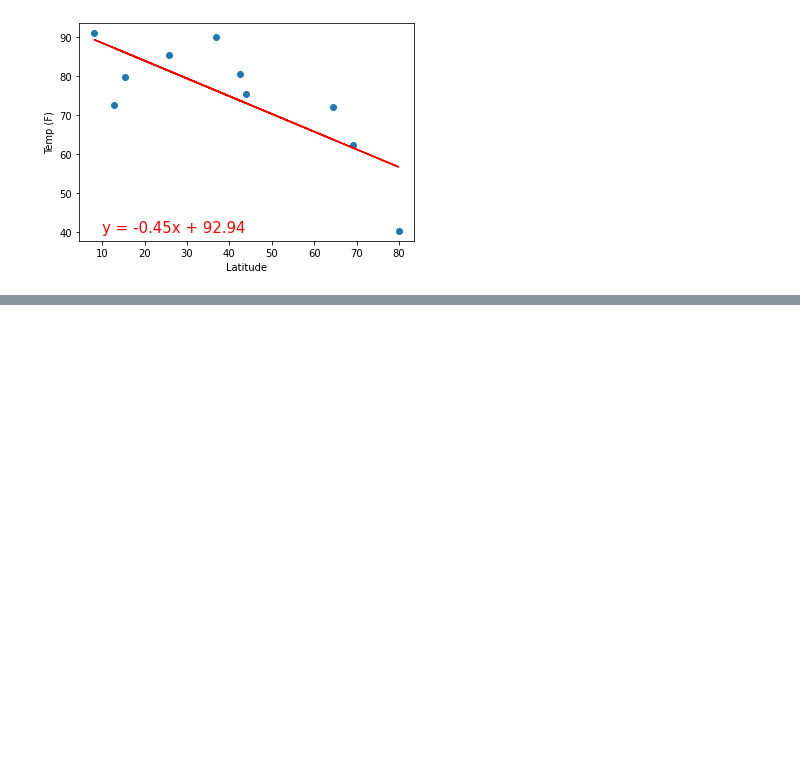
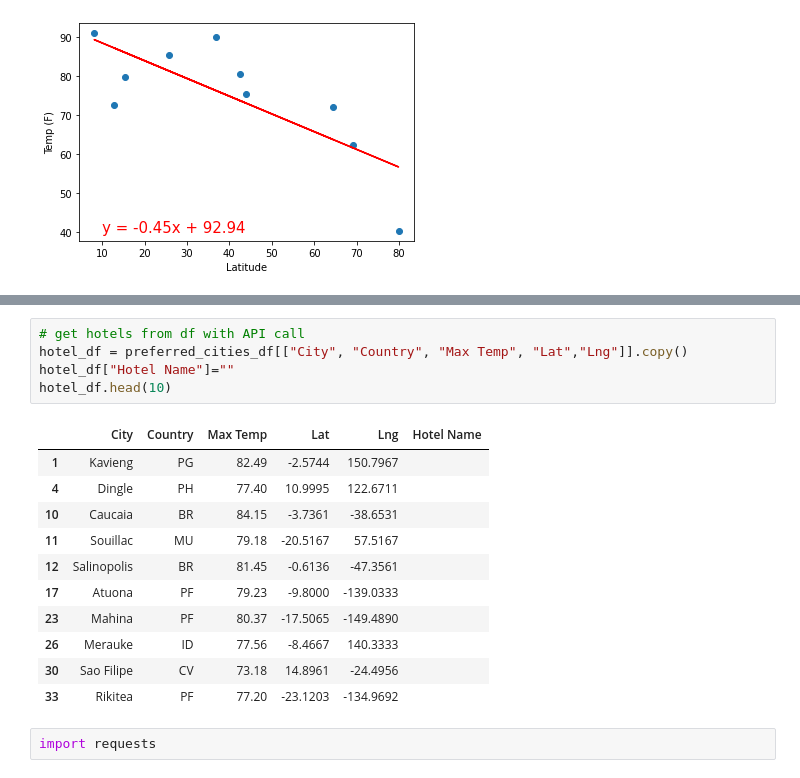
Before and after one commit to conorwhanson/World_Weather_Analysis, a Jupyter notebook: random_numbers.ipynb, the cells around one changed output, grey strips where cells are left out. Cells and saved outputs as stored; diff of their text form; blank space fills up the shorter version.

```diff
--- a/random_numbers.ipynb
+++ b/random_numbers.ipynb
@@ -135,0 +284,19 @@ plt.show()
+# %%
+# get hotels from df with API call
+hotel_df = preferred_cities_df[["City", "Country", "Max Temp", "Lat","Lng"]].copy()
+hotel_df["Hotel Name"]=""
+hotel_df.head(10)
+# %% [output]
+|  | City | Country | Max Temp | Lat | Lng | Hotel Name |
+| 1 | Kavieng | PG | 82.49 | -2.5744 | 150.7967 |  |
+| 4 | Dingle | PH | 77.40 | 10.9995 | 122.6711 |  |
+| 10 | Caucaia | BR | 84.15 | -3.7361 | -38.6531 |  |
+| 11 | Souillac | MU | 79.18 | -20.5167 | 57.5167 |  |
+| 12 | Salinopolis | BR | 81.45 | -0.6136 | -47.3561 |  |
+| 17 | Atuona | PF | 79.23 | -9.8000 | -139.0333 |  |
+| 23 | Mahina | PF | 80.37 | -17.5065 | -149.4890 |  |
+| 26 | Merauke | ID | 77.56 | -8.4667 | 140.3333 |  |
+| 30 | Sao Filipe | CV | 73.18 | 14.8961 | -24.4956 |  |
+| 33 | Rikitea | PF | 77.20 | -23.1203 | -134.9692 |  |
+# %%
+import requests
```
Also changed, not shown: parts of 27 cells of this notebook, 1 other file.
